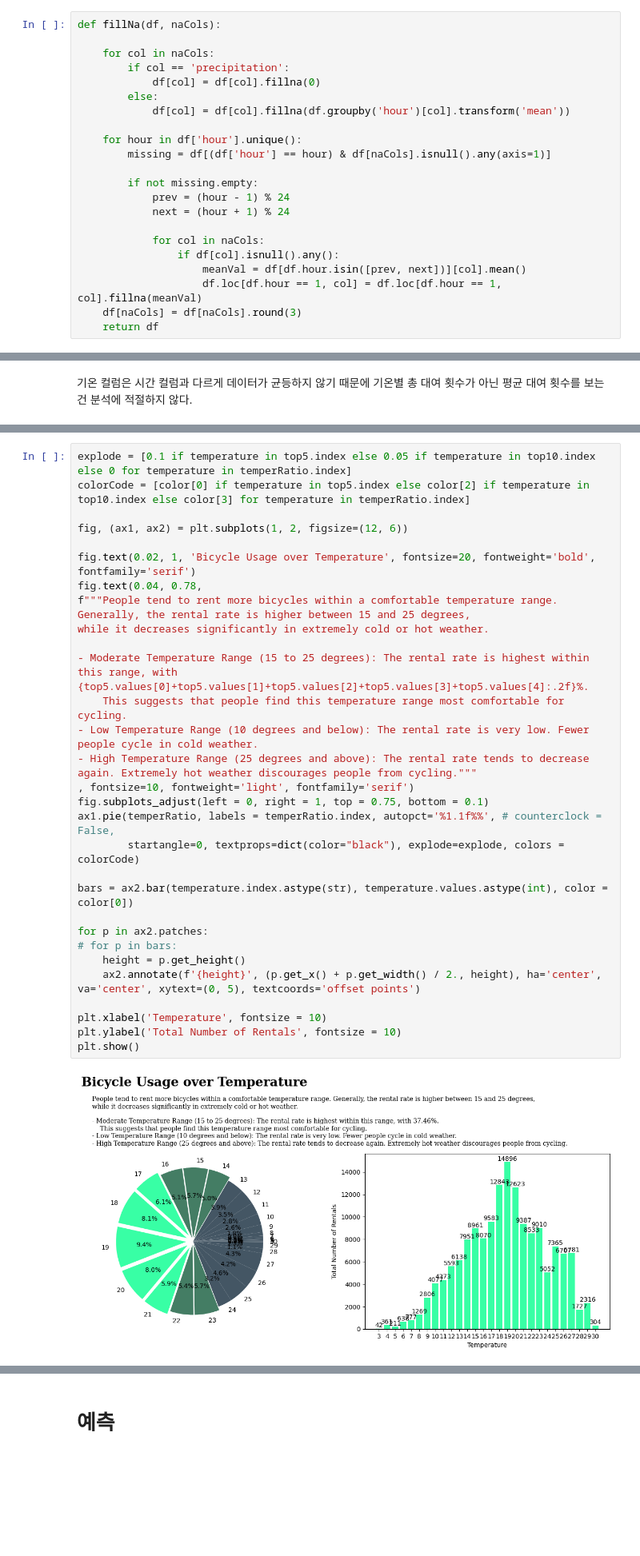
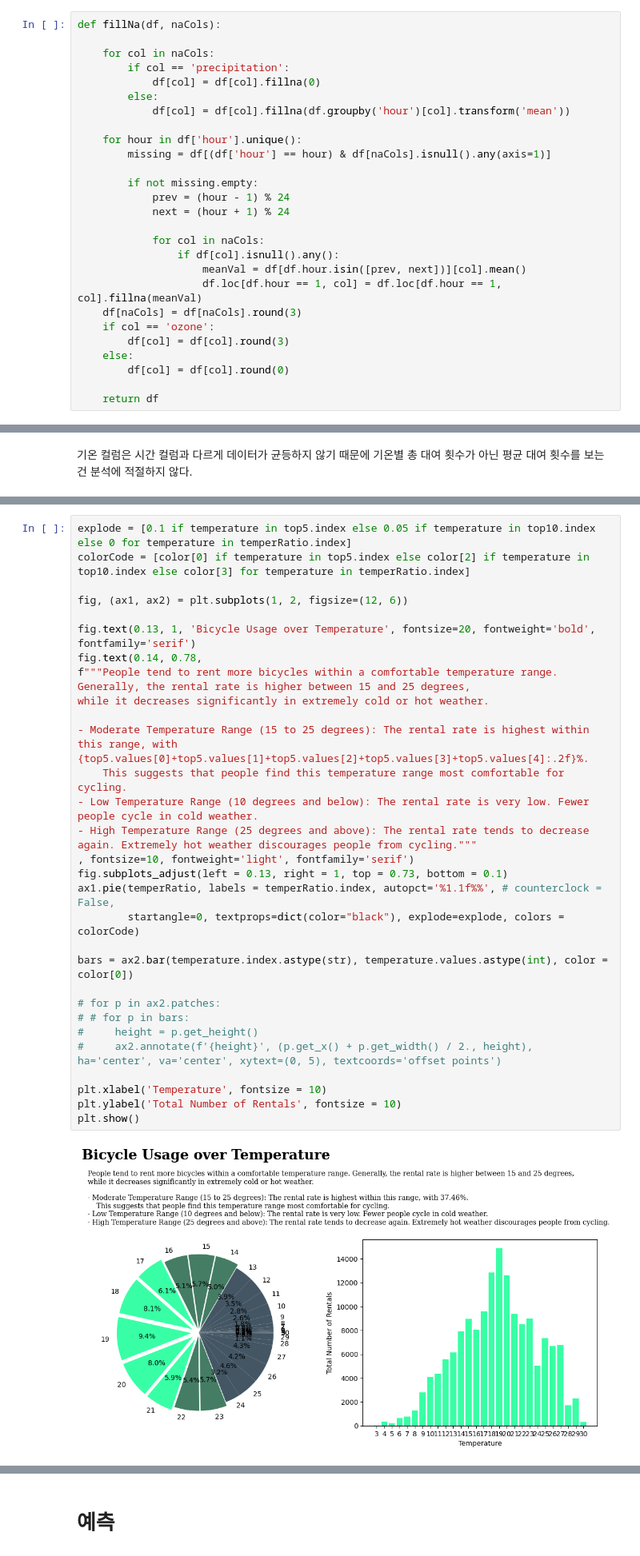
Before and after one commit to minkimNV/SmallProjects, a Jupyter notebook: RentalPredict/0502RentalBicycle.ipynb, the cells around one changed output, grey strips where cells are left out. Shown at 80% size. Saved outputs shown, nothing was run; the diff lists cells and outputs as text; blank space fills up the shorter version.

```diff
--- a/RentalPredict/0502RentalBicycle.ipynb
+++ b/RentalPredict/0502RentalBicycle.ipynb
@@ -404,6 +404,11 @@ def fillNa(df, naCols):
                     meanVal = df[df.hour.isin([prev, next])][col].mean()
                     df.loc[df.hour == 1, col] = df.loc[df.hour == 1, col].fillna(meanVal)
     df[naCols] = df[naCols].round(3)
+    if col == 'ozone':
+        df[col] = df[col].round(3)
+    else:
+        df[col] = df[col].round(0)
+
     return df
 # %%
 test = fillNa(test, naCols)
@@ -1004,35 +828,35 @@ plt.show()
 # %%
 explode = [0.1 if temperature in top5.index else 0.05 if temperature in top10.index else 0 for temperature in temperRatio.index]
 colorCode = [color[0] if temperature in top5.index else color[2] if temperature in top10.index else color[3] for temperature in temperRatio.index]
 
 fig, (ax1, ax2) = plt.subplots(1, 2, figsize=(12, 6))
 
-fig.text(0.02, 1, 'Bicycle Usage over Temperature', fontsize=20, fontweight='bold', fontfamily='serif')
-fig.text(0.04, 0.78,
+fig.text(0.13, 1, 'Bicycle Usage over Temperature', fontsize=20, fontweight='bold', fontfamily='serif')
+fig.text(0.14, 0.78,
 f"""People tend to rent more bicycles within a comfortable temperature range. Generally, the rental rate is higher between 15 and 25 degrees,
 while it decreases significantly in extremely cold or hot weather.
 
 - Moderate Temperature Range (15 to 25 degrees): The rental rate is highest within this range, with {top5.values[0]+top5.values[1]+top5.values[2]+top5.values[3]+top5.values[4]:.2f}%.
     This suggests that people find this temperature range most comfortable for cycling.
 - Low Temperature Range (10 degrees and below): The rental rate is very low. Fewer people cycle in cold weather.
 - High Temperature Range (25 degrees and above): The rental rate tends to decrease again. Extremely hot weather discourages people from cycling."""
 , fontsize=10, fontweight='light', fontfamily='serif')
-fig.subplots_adjust(left = 0, right = 1, top = 0.75, bottom = 0.1)
+fig.subplots_adjust(left = 0.13, right = 1, top = 0.73, bottom = 0.1)
 ax1.pie(temperRatio, labels = temperRatio.index, autopct='%1.1f%%', # counterclock = False,
         startangle=0, textprops=dict(color="black"), explode=explode, colors = colorCode)
 
 bars = ax2.bar(temperature.index.astype(str), temperature.values.astype(int), color = color[0])
 
-for p in ax2.patches:
-# for p in bars:
-    height = p.get_height()
-    ax2.annotate(f'{height}', (p.get_x() + p.get_width() / 2., height), ha='center', va='center', xytext=(0, 5), textcoords='offset points')
+# for p in ax2.patches:
+# # for p in bars:
+#     height = p.get_height()
+#     ax2.annotate(f'{height}', (p.get_x() + p.get_width() / 2., height), ha='center', va='center', xytext=(0, 5), textcoords='offset points')
 
 plt.xlabel('Temperature', fontsize = 10)
 plt.ylabel('Total Number of Rentals', fontsize = 10)
 plt.show()
 # %% [output]
-[figure, old version]
+[figure, new version]
 # %% [markdown]
 사람들이 자전거를 타기에 적당한 온도 범위에서 대여가 많이 이루어집니다. 대체로 15도에서 25도 사이의 기온에서 자전거 대여 비율이 높으며, 너무 춥거나 너무 더운 날씨에서는 대여 비율이 낮아지는 경향을 확인할 수 있습니다.
 - 중간 기온대(15도에서 25도 사이): 이 구간에서 자전거 대여 비율이 가장 높습니다. 이는 사람들이 일반적으로 자전거를 타기에 편안한 온도대임을 예상할 수 있습니다.
```
Also changed, not shown: parts of 76 cells of this notebook.
